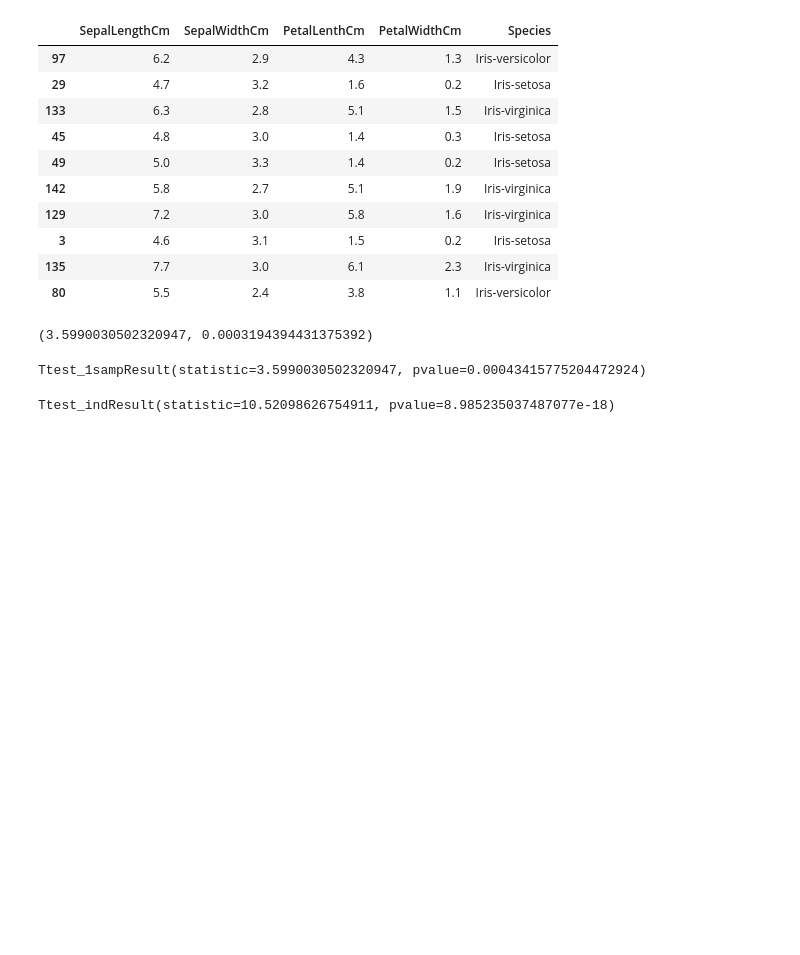
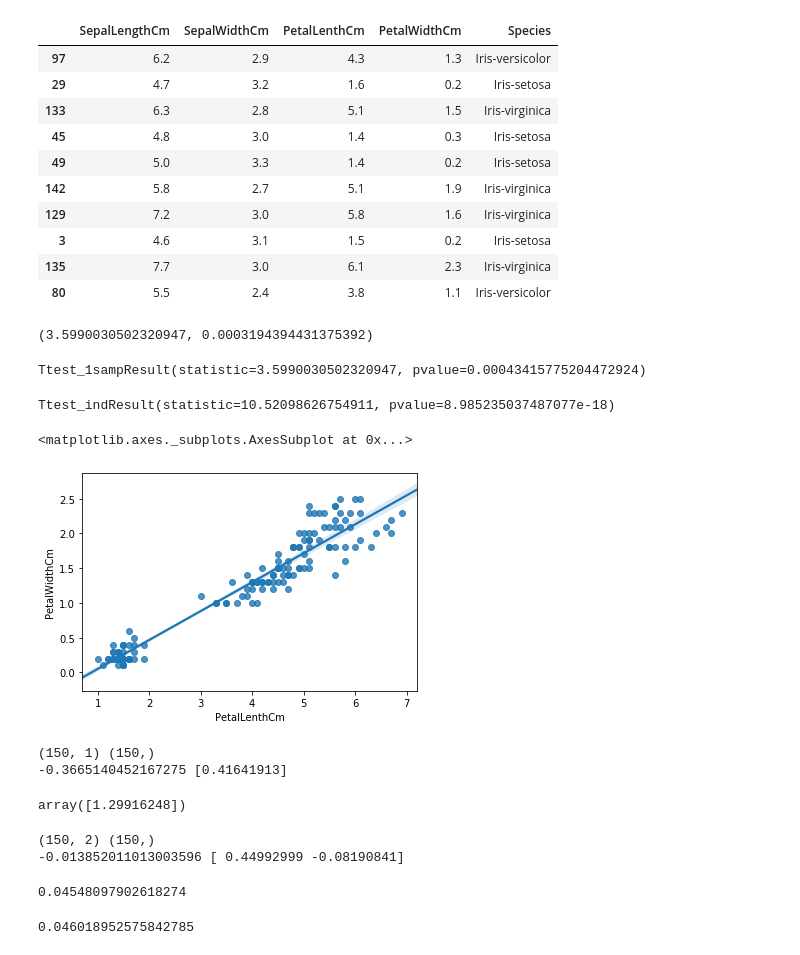
Before and after one commit to Wang-Ton/Python-Exercise, a Jupyter notebook: 数据分析/统计图形.ipynb, the cells around one changed output. Cells and saved outputs as stored; diff of their text form; code cells hidden in the pictures; blank space fills up the shorter version.

```diff
--- a/数据分析/统计图形.ipynb
+++ b/数据分析/统计图形.ipynb
@@ -119,3 +119,59 @@ iris2 = iris[iris.Species == 'Iris-setosa']
 scipy.stats.ttest_ind(iris1['SepalLengthCm'],iris2['SepalLengthCm'])
 # %% [output]
 Ttest_indResult(statistic=10.52098626754911, pvalue=8.985235037487077e-18)
+# %%
+import seaborn
+%matplotlib inline
+seaborn.regplot(x='PetalLenthCm',y='PetalWidthCm',data=iris)
+# %% [output]
+<matplotlib.axes._subplots.AxesSubplot at 0x...>
+[figure, added]
+# %%
+#1维线性回归
+from sklearn import linear_model
+lm=linear_model.LinearRegression()
+features=['PetalLenthCm']
+X=iris[features]
+y=iris['PetalWidthCm']
+print(X.shape,y.shape)
+model=lm.fit(X,y)
+print(model.intercept_,model.coef_)
+# %% [output]
+(150, 1) (150,)
+-0.3665140452167275 [0.41641913]
+# %%
+model.predict([[4]])
+# %% [output]
+array([1.29916248])
+# %%
+#2维线性回归
+features=['PetalLenthCm','SepalLengthCm']
+X=iris[features]
+y=iris['PetalWidthCm']
+print(X.shape,y.shape)
+model=lm.fit(X,y)
+print(model.intercept_,model.coef_)
+# %% [output]
+(150, 2) (150,)
+-0.013852011013003596 [ 0.44992999 -0.08190841]
+# %%
+#交叉检验
+from sklearn import linear_model
+from sklearn.model_selection import cross_val_score
+import numpy as np
+lm=linear_model.LinearRegression()
+features=['PetalLenthCm']
+X=iris[features]
+y=iris['PetalWidthCm']
+score=-cross_val_score(lm,X,y,cv=5,scoring='neg_mean_squared_error')
+print(np.mean(score))
+# %% [output]
+0.04548097902618274
+# %%
+features=['PetalLenthCm','SepalLengthCm']
+X=iris[features]
+y=iris['PetalWidthCm']
+score=-cross_val_score(lm,X,y,cv=5,scoring='neg_mean_squared_error')
+print(np.mean(score))
+# %% [output]
+0.046018952575842785
```
Also changed, not shown: parts of 2 cells of this notebook.
